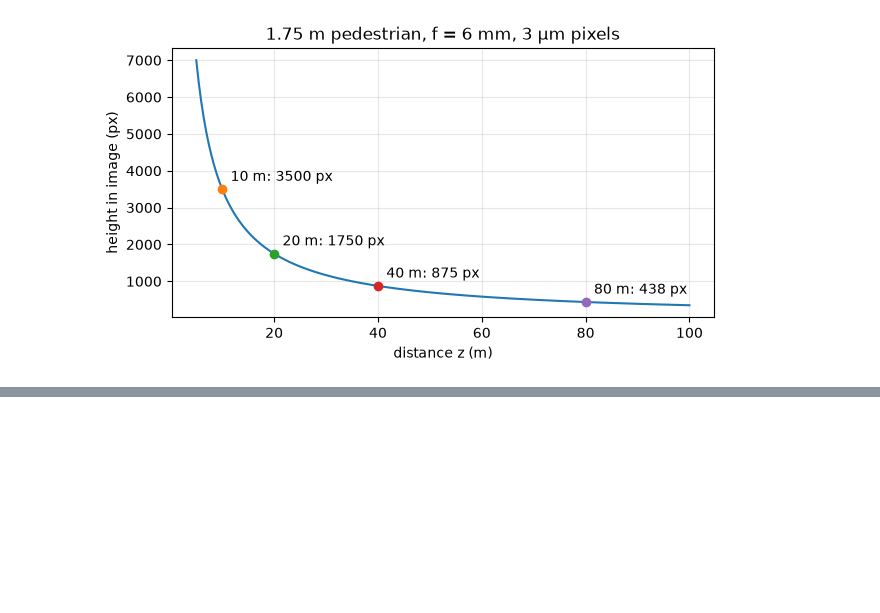
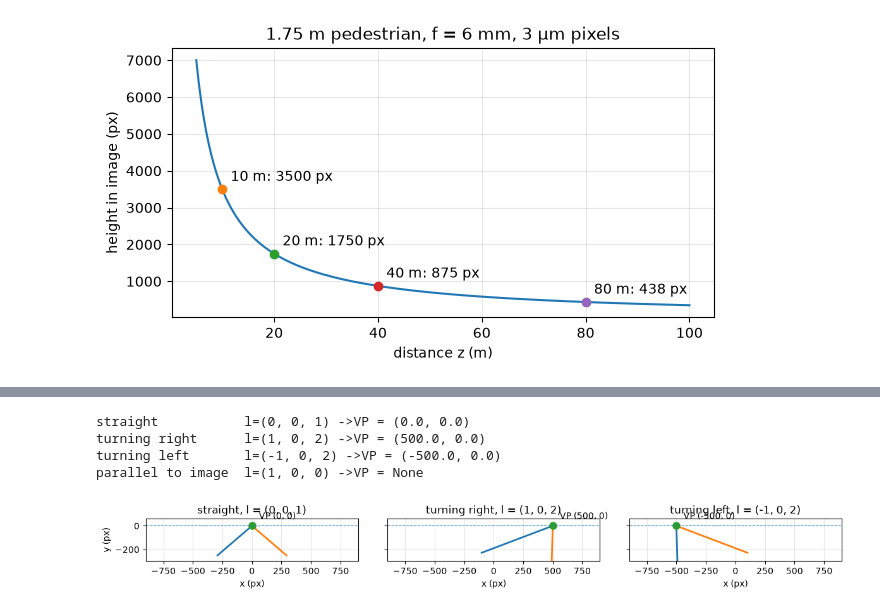
Before and after one commit to Ali-Haider-NSU/perception-geometry, a Jupyter notebook: 01_image_formation/projection.ipynb, the cells around one changed output, grey strips where cells are left out. Cells and saved outputs as stored; diff of their text form; code cells hidden in the pictures; blank space fills up the shorter version.

Commit message:
Add vanishing point example

```diff
--- a/01_image_formation/projection.ipynb
+++ b/01_image_formation/projection.ipynb
@@ -65,0 +73,50 @@ plt.show()
+# %%
+import numpy as np
+import matplotlib.pyplot as plt
+
+f_px = 1000.0
+
+def vanishing_point(l, f=f_px):
+    lx, ly, lz = l
+    if np.isclose(lz, 0):
+        return None
+    return f*lx/lz, f*ly/lz
+
+for name, l in[("straight",(0,0,1)), ("turning right",(1,0,2)), ("turning left", (-1,0,2)), ("parallel to image", (1,0,0))]:
+    print(f"{name:18s} l={l} ->VP = {vanishing_point(l)}")
+# %% [output]
+straight           l=(0, 0, 1) ->VP = (0.0, 0.0)
+turning right      l=(1, 0, 2) ->VP = (500.0, 0.0)
+turning left       l=(-1, 0, 2) ->VP = (-500.0, 0.0)
+parallel to image  l=(1, 0, 0) ->VP = None
+# %%
+def project(P, f=f_px):
+    P = np.asarray(P, dtype=float)
+    return f * P[..., 0] / P[..., 2], f * P[..., 1] / P[..., 2]
+
+cam_h = 1.5                      # camera height above the road (m); road at y = -1.5
+half_w = 1.75                    # half lane width (m)
+t = np.linspace(2, 400, 300)     # distance along the lane (m)
+
+fig, axs = plt.subplots(1, 3, figsize=(12, 3.8), sharey=True)
+for ax, (name, l) in zip(axs, [("straight", (0, 0, 1)), ("turning right", (1, 0, 2)),
+                               ("turning left", (-1, 0, 2))]):
+    d = np.array(l, float); d /= np.linalg.norm(d)   # unit direction of the lane
+    side = np.array([d[2], 0, -d[0]])                # horizontal direction across the lane
+    for s in (-1, 1):                                # left and right lane edge
+        start = np.array([0, -cam_h, 4.0]) + s * half_w * side
+        pts = start + t[:, None] * d                 # 3D points along the edge
+        x, y = project(pts)
+        ax.plot(x, y, lw=2)
+    vx, vy = vanishing_point(l)
+    ax.plot(vx, vy, "o", ms=8)
+    ax.annotate(f"VP ({vx:.0f}, {vy:.0f})", (vx, vy), xytext=(8, 8), textcoords="offset points")
+    ax.axhline(0, ls="--", lw=0.8)                   # horizon line
+    ax.set_title(f"{name}, l = {l}")
+    ax.set_xlim(-900, 900); ax.set_ylim(-300, 60)
+    ax.set_xlabel("x (px)"); ax.grid(alpha=0.3); ax.set_aspect("equal")
+axs[0].set_ylabel("y (px)")
+plt.tight_layout()
+plt.show()
+# %% [output]
+[figure, added]
```
Also changed, not shown: parts of 1 cell of this notebook.
